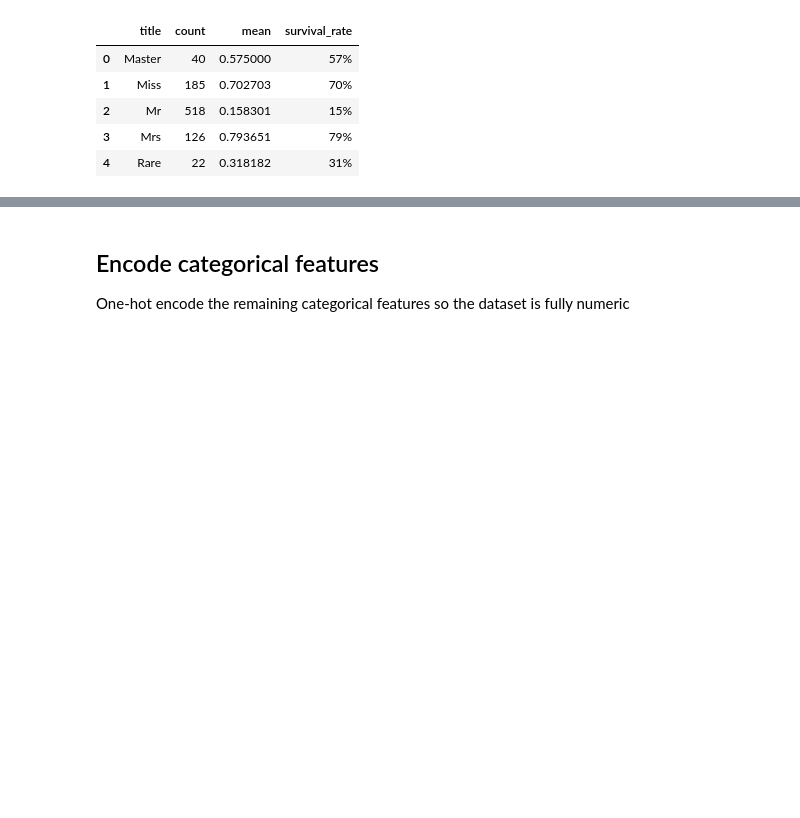
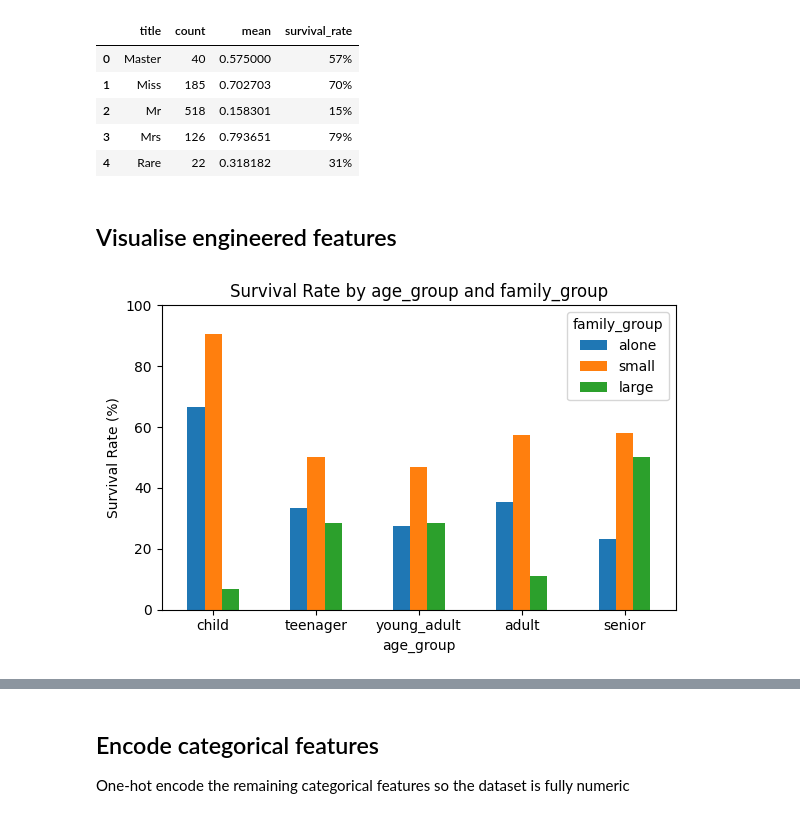
Before and after one commit to helben2002/TitanicCapstoneProject, a Jupyter notebook: ml/notebooks/sara.ipynb, the cells around one changed output, grey strips where cells are left out. Saved outputs shown, nothing was run; the diff lists cells and outputs as text; code cells hidden in the pictures; blank space fills up the shorter version.

Commit message:
data (TITANIC-91): visualise engineered features

```diff
--- a/ml/notebooks/sara.ipynb
+++ b/ml/notebooks/sara.ipynb
@@ -541,6 +531,0 @@ Index(['passenger_id', 'survived', 'passenger_class', 'name', 'age',
-# %%
-cleaned_df['name'] = cleaned_df['name'].astype(str)
-
-
-type(cleaned_df['name'])
-cleaned_df.isnull().sum()
@@ -616,3 +581,28 @@ survival_summary_by_feature(cleaned_df, "title")
 | 2 | Mr | 518 | 0.158301 | 15% |
 | 3 | Mrs | 126 | 0.793651 | 79% |
 | 4 | Rare | 22 | 0.318182 | 31% |
+# %% [markdown]
+## Visualise engineered features
+# %%
+def plot_survival_rate_interaction(df, group_col, hue_col, figsize=(6, 4)):
+    (
+        df
+        .groupby([group_col, hue_col])['survived']
+        .mean()
+        .mul(100)
+        .unstack()
+        .plot(kind='bar', figsize=figsize)
+    )
+
+    plt.ylabel('Survival Rate (%)')
+    plt.title(f'Survival Rate by {group_col} and {hue_col}')
+    plt.ylim(0, 100)
+    plt.xticks(rotation=0)
+    plt.legend(title=hue_col)
+    plt.tight_layout()
+    plt.show()
+# %%
+# Visualise interaction between age group and family group on survival rate
+plot_survival_rate_interaction(cleaned_df, 'age_group', 'family_group')
+# %% [output]
+[figure, added]
```
Also changed, not shown: parts of 5 cells of this notebook.
